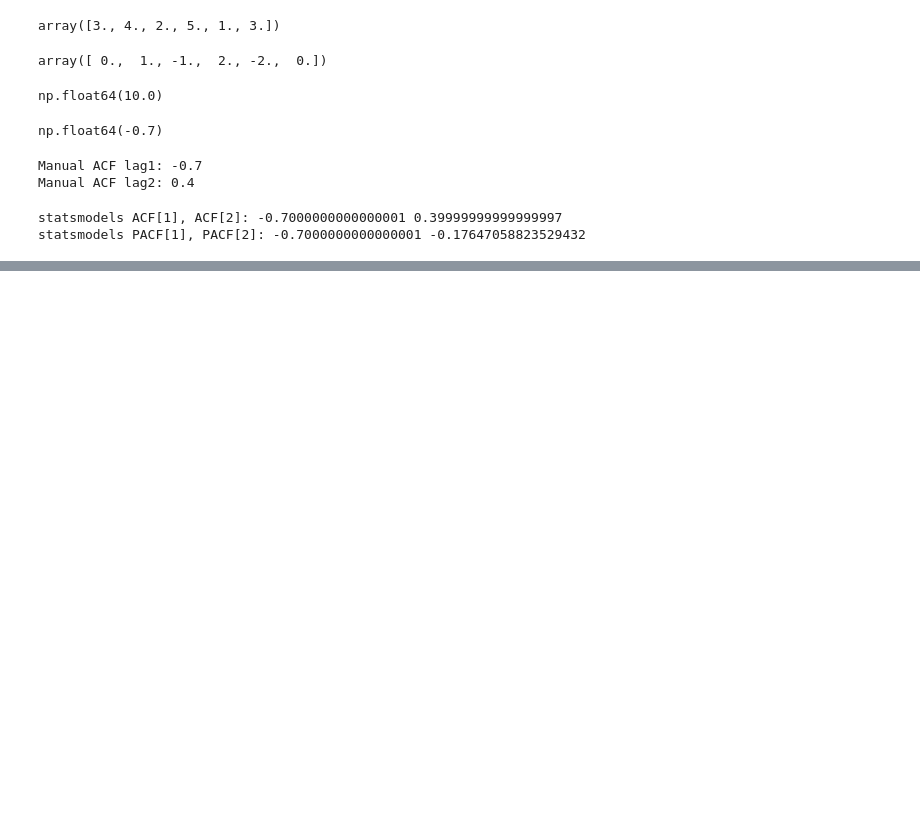
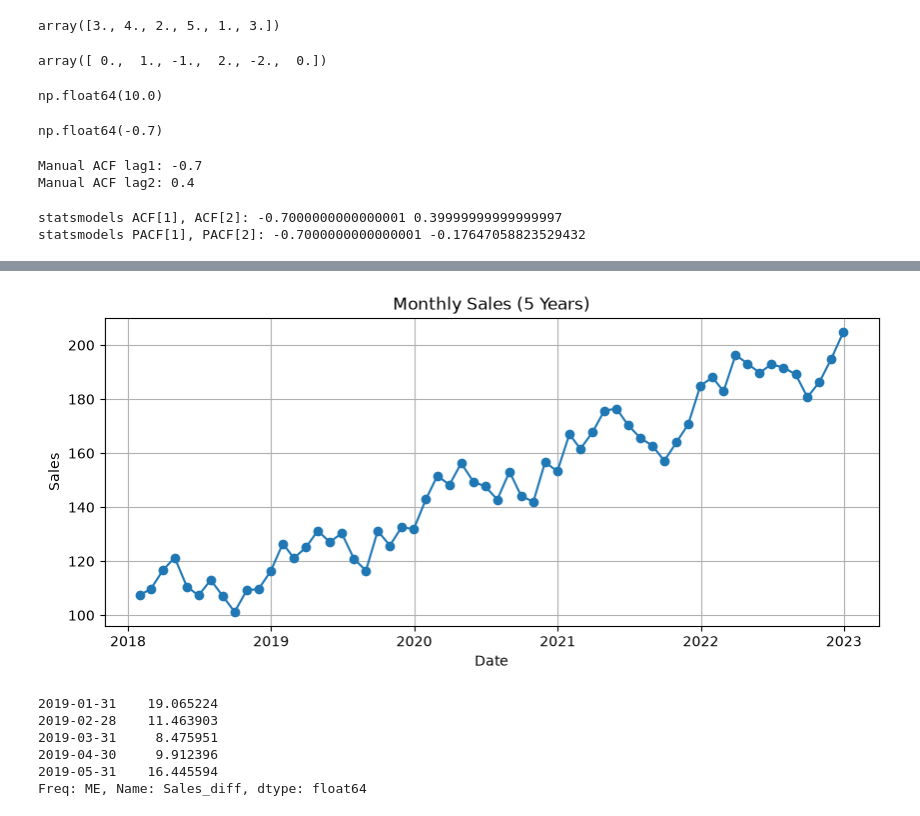
Before and after one commit to neeraj654123/Data-Science, a Jupyter notebook: Time Series Forecasting/05_ACF_PACF_cal.ipynb, the cells around one changed output, grey strips where cells are left out. Drawn from its saved outputs; the diff is of its cells as text; code cells hidden in the pictures; blank space fills up the shorter version.

Commit message:
realistic sales series

```diff
--- a/Time Series Forecasting/05_ACF_PACF_cal.ipynb
+++ b/Time Series Forecasting/05_ACF_PACF_cal.ipynb
@@ -56,0 +116,5 @@ statsmodels PACF[1], PACF[2]: -0.7000000000000001 -0.17647058823529432
+# %%
+# Create a realistic sales series (5 years of monthly data)
+np.random.seed(42)
+dates = pd.date_range(start="2018-01-01", periods=60, freq="ME")
+dates
@@ -56,0 +138,6 @@ statsmodels PACF[1], PACF[2]: -0.7000000000000001 -0.17647058823529432
+# %%
+# Components
+trend = np.linspace(100, 200, 60)  # upward trend
+seasonality = 10 * np.sin(2 * np.pi * dates.month / 12)  # yearly seasonal effect
+noise = np.random.normal(0, 5, 60)  # random noise
+noise
@@ -56,0 +157,5 @@ statsmodels PACF[1], PACF[2]: -0.7000000000000001 -0.17647058823529432
+# %%
+# Combine into a sales series
+sales = trend + seasonality + noise
+df = pd.DataFrame({"Sales": sales}, index=dates)
+df.head()
@@ -56,0 +169,23 @@ statsmodels PACF[1], PACF[2]: -0.7000000000000001 -0.17647058823529432
+# %%
+# Plot the original series
+plt.figure(figsize=(10,4))
+plt.plot(df.index, df["Sales"], marker='o')
+plt.title("Monthly Sales (5 Years)")
+plt.xlabel("Date")
+plt.ylabel("Sales")
+plt.grid(True)
+plt.show()
+# %% [output]
+[figure, added]
+# %%
+# Make the series stationary (remove trend & seasonality)
+df["Sales_diff"] = df["Sales"].diff(12)  # seasonal differencing
+df_stationary = df["Sales_diff"].dropna()
+df_stationary.head()
+# %% [output]
+2019-01-31    19.065224
+2019-02-28    11.463903
+2019-03-31     8.475951
+2019-04-30     9.912396
+2019-05-31    16.445594
+Freq: ME, Name: Sales_diff, dtype: float64
```
Also changed, not shown: parts of 10 cells of this notebook.
